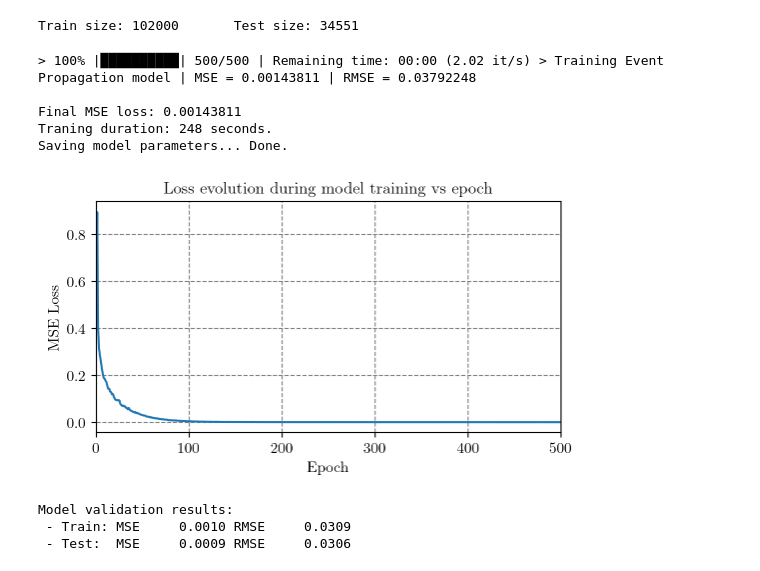
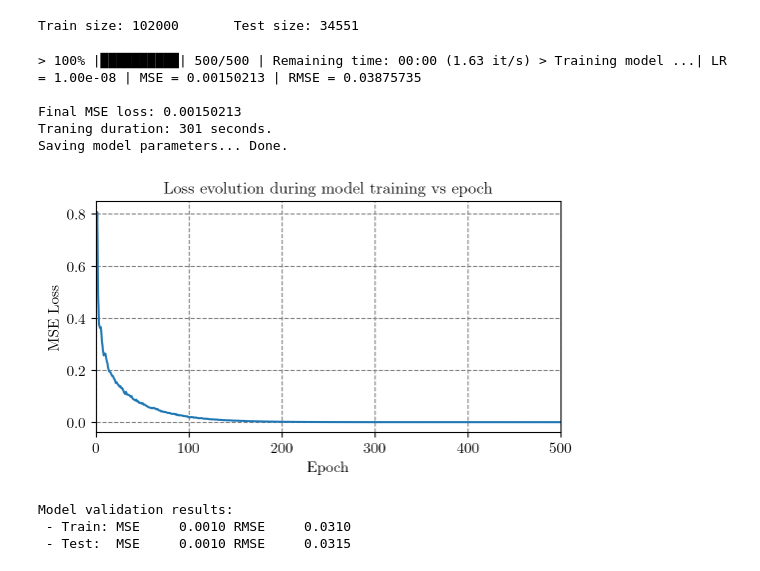
Before and after one commit to JJavierRosales/scapy, a Jupyter notebook: notebooks/ann_feature_forecasting.ipynb, the cells around one changed output. Cells and saved outputs as stored; diff of their text form; code cells hidden in the pictures.

Commit message:
Update ANN model training to include time_to_tca

```diff
--- a/notebooks/ann_feature_forecasting.ipynb
+++ b/notebooks/ann_feature_forecasting.ipynb
@@ -235,8 +215,14 @@ tensor([[ 0.1186,  0.0365],
 # %%
 train_split = 0.75
+feature = features[0]
 
-X = seq_tensors['relative_position_r']
-y = target_tensors['relative_position_r']
+shuffler = torch.randperm(X.size(0))
+
+X = seq_tensors[feature]
+y = target_tensors[feature]
+
+X = X[shuffler]
+y = y[shuffler]
 
 train_size = int(((X.size(0)*train_split)//1000)*1000)
 test_size = len(X) - train_size
@@ -255,7 +241,7 @@ import time
 # Set manual seed
 torch.manual_seed(33)
 
-layers = [200, 400, 300, 100]
+layers = [200, 400, 400, 200]
 
 input_size = X.size(1)
 output_size = y.size(1)
@@ -288,19 +274,25 @@ if os.path.exists(filepath):
 else:
 
     # Define optimizer
-    optimizer = torch.optim.Adam(model.parameters(), lr=0.002)
+    optimizer = torch.optim.Adam(model.parameters(), lr=0.001)
+    scheduler = torch.optim.lr_scheduler.ReduceLROnPlateau(optimizer, patience=10, factor=0.1)
 
     start_time = time.time()
 
     epochs = 500
     losses = np.ones(epochs)*np.inf
+    lr = np.zeros(epochs)
 
     # Iterate over all remaining features to get the time series subsets
     pb_epochs = utils.progressbar(range(epochs),
-                description='Training Feature Forecaster model ...',
+                description='Training model ...',
                 desc_loc='right')
 
     for e in pb_epochs.iterations:
+
+        # Get current learning rate
+        lr[e] = rnn.get_lr(optimizer)
+        model.train()
 
         # Predict values using the model
         y_pred = model(X_train)
@@ -312,41 +304,44 @@ else:
         losses[e] = loss.detach().numpy()
 
         # Update progress bar
-        description = f'> Training Event Propagation model | MSE = {losses[e]:10.8f} | RMSE = {np.sqrt(losses[e]):10.8f}'
+        description = f'\n> Training model ...| LR = {lr[e]:1.2e} | MSE = {losses[e]:10.8f} | RMSE = {np.sqrt(losses[e]):10.8f}'
         pb_epochs.refresh(e+1, description = description)
 
         optimizer.zero_grad()
 
         # Backpropagate the loss
         loss.backward()
+
+        # Adjust learning rate
+        scheduler.step(loss)
 
         # Adjust parameters of the optimizer
         optimizer.step()
 
     print(f'\nFinal MSE loss: {losses[-1]:10.8f}'
           f'\nTraning duration: {time.time() - start_time:.0f} seconds.')
 
     # Save the model trained parameters (weights and biases)
     print('Saving model parameters...', end='\r')
-    torch.save(model.state_dict(), filepath)
+    # torch.save(model.state_dict(), filepath)
     print('Saving model parameters... Done.\n')
 
     # Plot loss evolution during training
     plt.figure(figsize=(6,3))
     plt.title(r'Loss evolution during model training vs epoch', fontsize=12)
     plt.plot(range(epochs), losses)
     plt.xlim(0, epochs)
     plt.ylabel('MSE Loss')
     plt.xlabel('Epoch')
     plt.grid(True, linestyle='--', c='grey')
     plt.show()
 # %% [output]
-> 100% |██████████| 500/500 | Remaining time: 00:00 (2.02 it/s) > Training Event Propagation model | MSE = 0.00143811 | RMSE = 0.03792248
+> 100% |██████████| 500/500 | Remaining time: 00:00 (1.63 it/s) > Training model ...| LR = 1.00e-08 | MSE = 0.00150213 | RMSE = 0.03875735
 
-Final MSE loss: 0.00143811
-Traning duration: 248 seconds.
+Final MSE loss: 0.00150213
+Traning duration: 301 seconds.
 Saving model parameters... Done.
-[figure, old version]
+[figure, new version]
 # %%
 # Model validation
 model.eval()
@@ -355,11 +350,13 @@ with torch.no_grad():
     train_rmse = np.sqrt(criterion(y_pred, y_train))
     y_pred = model(X_test)
     test_rmse = np.sqrt(criterion(y_pred, y_test))
-print(f'Model validation results:\n - Train: MSE {train_rmse**2:10.4f} RMSE {train_rmse:10.4f}'
+
+print(f'Model validation results:'
+      f'\n - Train: MSE {train_rmse**2:10.4f} RMSE {train_rmse:10.4f}'
       f'\n - Test:  MSE {test_rmse**2:10.4f} RMSE {test_rmse:10.4f}')
 # %% [output]
 Model validation results:
- - Train: MSE     0.0010 RMSE     0.0309
- - Test:  MSE     0.0009 RMSE     0.0306
+ - Train: MSE     0.0010 RMSE     0.0310
+ - Test:  MSE     0.0010 RMSE     0.0315
 # %%
 example = 160
```
Also changed, not shown: parts of 26 cells of this notebook.
